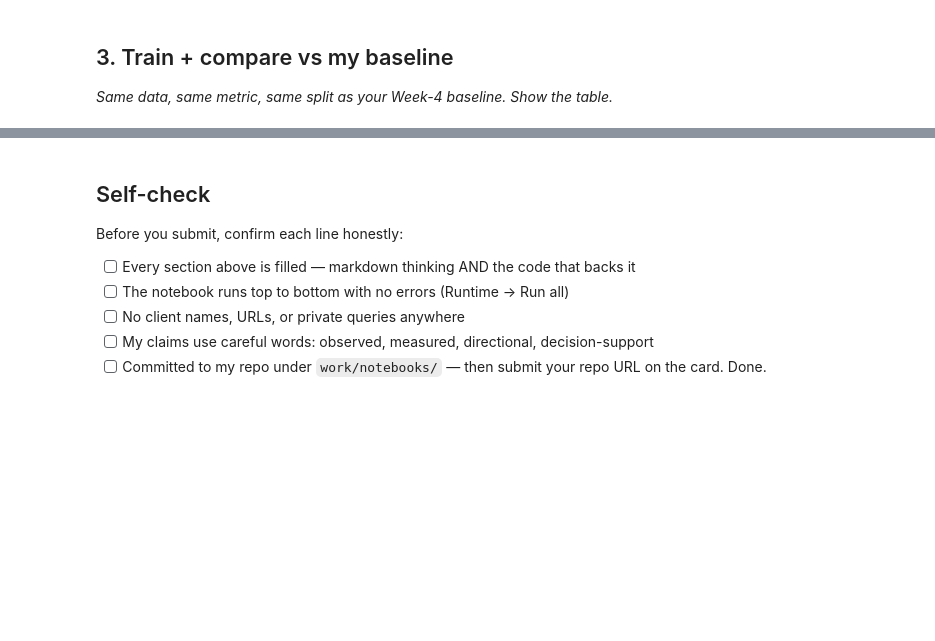
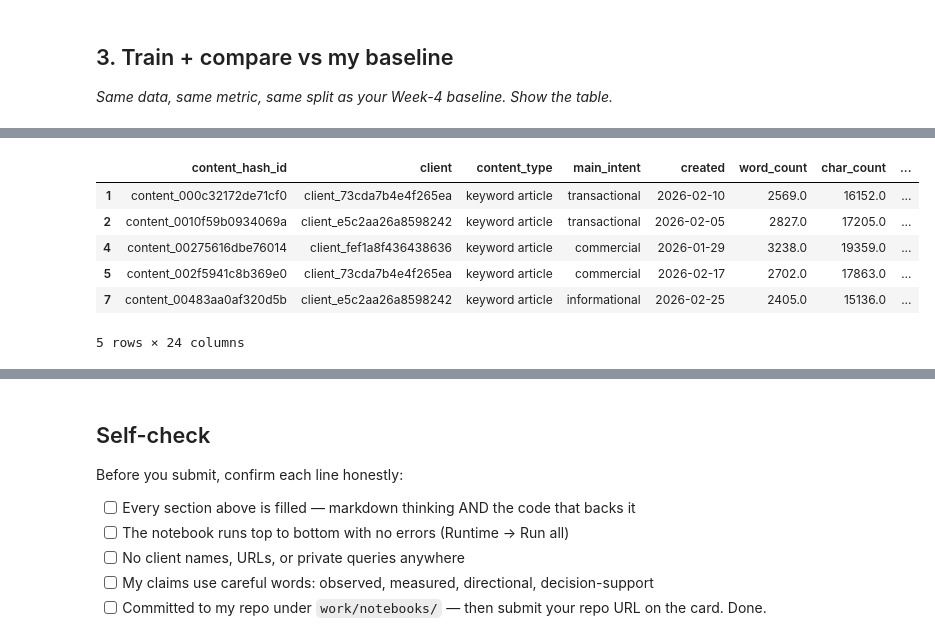
Before and after one commit to adeleke1508/flyrank_week_one_ml_project_1, a Jupyter notebook: work/notebooks/w05_model.ipynb, the cells around one changed output, grey strips where cells are left out. Cells and saved outputs as stored; diff of their text form; code cells hidden in the pictures; blank space fills up the shorter version.

```diff
--- a/work/notebooks/w05_model.ipynb
+++ b/work/notebooks/w05_model.ipynb
@@ -47,0 +273,10 @@ from sklearn.metrics import silhouette_score
+# %%
+def make_X(df):
+  X = np.log1p(df[NUM].clip(lower=0))
+  return X
+# %%
+train_x = make_X(train)
+test_x = make_X(test).reindex(columns=train_x.columns, fill_value=0.0)
+# %%
+sc = StandardScaler().fit(train_x)
+scaled_x_train , scaled_x_test = sc.transform(train_x), sc.transform(test_x)
@@ -47,0 +302,5 @@ from sklearn.metrics import silhouette_score
+# %%
+K = 3
+km = KMeans(K, n_init=10, random_state=42).fit(scaled_x_train)
+train['cluster'] = km.labels_
+test['cluster']  = km.predict(scaled_x_test)
@@ -47,0 +329,10 @@ from sklearn.metrics import silhouette_score
+# %%
+train.head()
+# %% [output]
+|  | content_hash_id | client | content_type | main_intent | created | word_count | char_count | ... |
+| 1 | content_000c32172de71cf0 | client_73cda7b4e4f265ea | keyword article | transactional | 2026-02-10 | 2569.0 | 16152.0 | ... |
+| 2 | content_0010f59b0934069a | client_e5c2aa26a8598242 | keyword article | transactional | 2026-02-05 | 2827.0 | 17205.0 | ... |
+| 4 | content_00275616dbe76014 | client_fef1a8f436438636 | keyword article | commercial | 2026-01-29 | 3238.0 | 19359.0 | ... |
+| 5 | content_002f5941c8b369e0 | client_73cda7b4e4f265ea | keyword article | commercial | 2026-02-17 | 2702.0 | 17863.0 | ... |
+| 7 | content_00483aa0af320d5b | client_e5c2aa26a8598242 | keyword article | informational | 2026-02-25 | 2405.0 | 15136.0 | ... |
+5 rows × 24 columns
```
Also changed, not shown: parts of 41 cells of this notebook.
